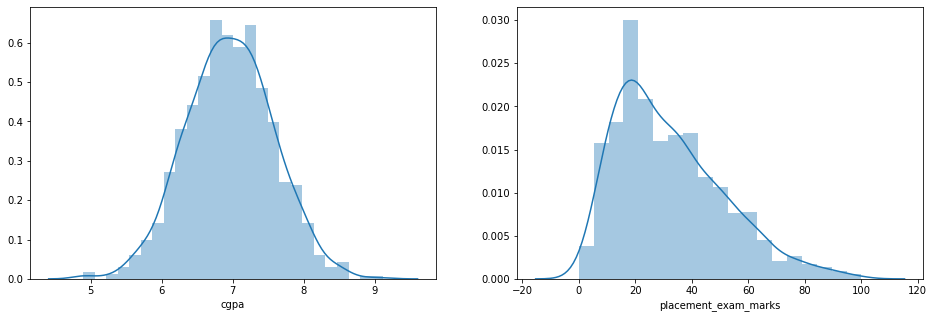
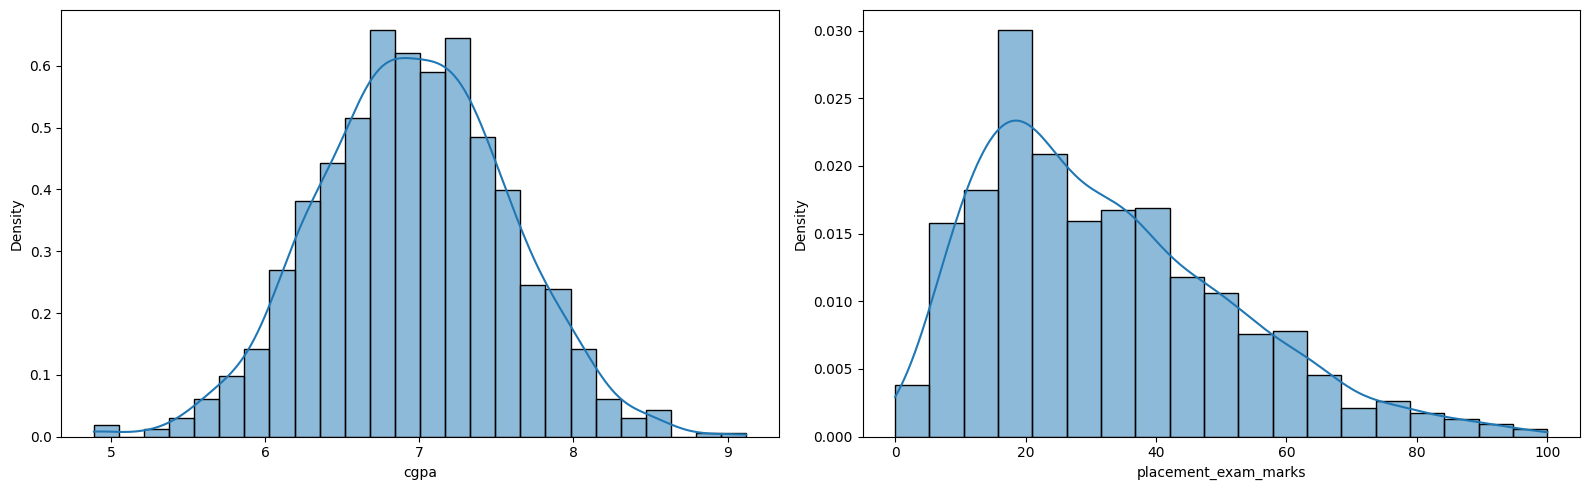
The notebook cell's code change between the first figure and the second:
--- before
+++ after
@@ -1,8 +1,10 @@
 plt.figure(figsize=(16,5))
+
 plt.subplot(1,2,1)
-sns.distplot(df['cgpa'])
+sns.histplot(df['cgpa'], kde=True,stat='density')
 
 plt.subplot(1,2,2)
-sns.distplot(df['placement_exam_marks'])
+sns.histplot(df['placement_exam_marks'], kde=True,stat='density')
 
+plt.tight_layout()
 plt.show()

Commit: new change